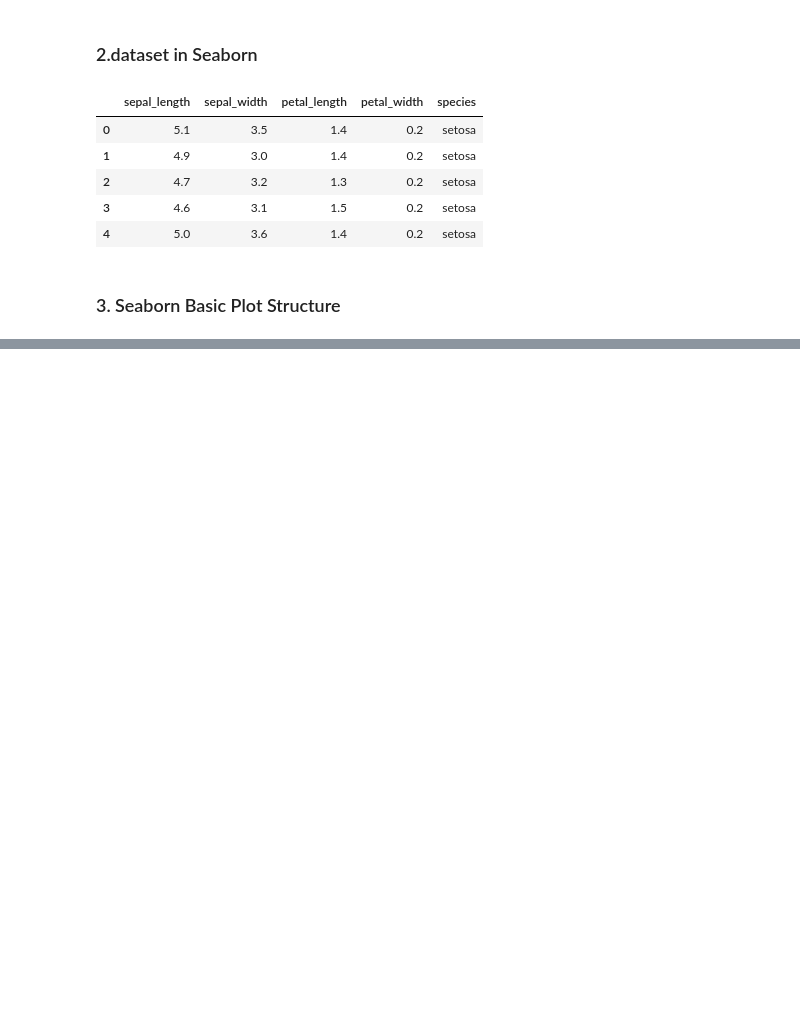
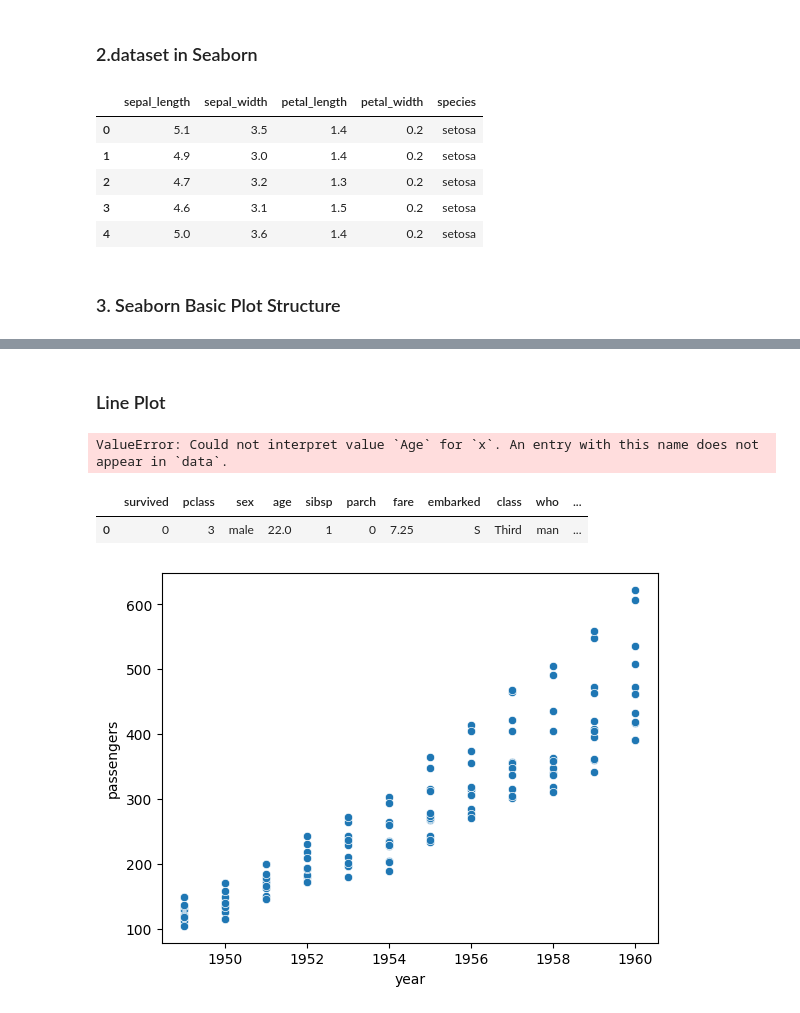
Before and after one commit to itsvikky12/Data-visualization-Python, a Jupyter notebook: Seaborn/Day5_Seaborn.ipynb, the cells around one changed output, grey strips where cells are left out. Cells and saved outputs as stored; diff of their text form; code cells hidden in the pictures; blank space fills up the shorter version.

```diff
--- a/Seaborn/Day5_Seaborn.ipynb
+++ b/Seaborn/Day5_Seaborn.ipynb
@@ -74,0 +95,27 @@ plt.show()
+# %% [markdown]
+### Line Plot
+# %%
+sns.scatterplot(
+    data=titanic,
+    x="Age",
+    y="survived"
+)
+
+plt.show()
+# %% [output]
+ValueError: Could not interpret value `Age` for `x`. An entry with this name does not appear in `data`.
+# %%
+titanic.head(1)
+# %% [output]
+|  | survived | pclass | sex | age | sibsp | parch | fare | embarked | class | who | ... |
+| 0 | 0 | 3 | male | 22.0 | 1 | 0 | 7.25 | S | Third | man | ... |
+# %%
+sns.scatterplot(
+    data=flights,
+    x="year",
+    y="passengers"
+)
+
+plt.show()
+# %% [output]
+[figure, added]
```
Also changed, not shown: parts of 53 cells of this notebook, 10 other files.
